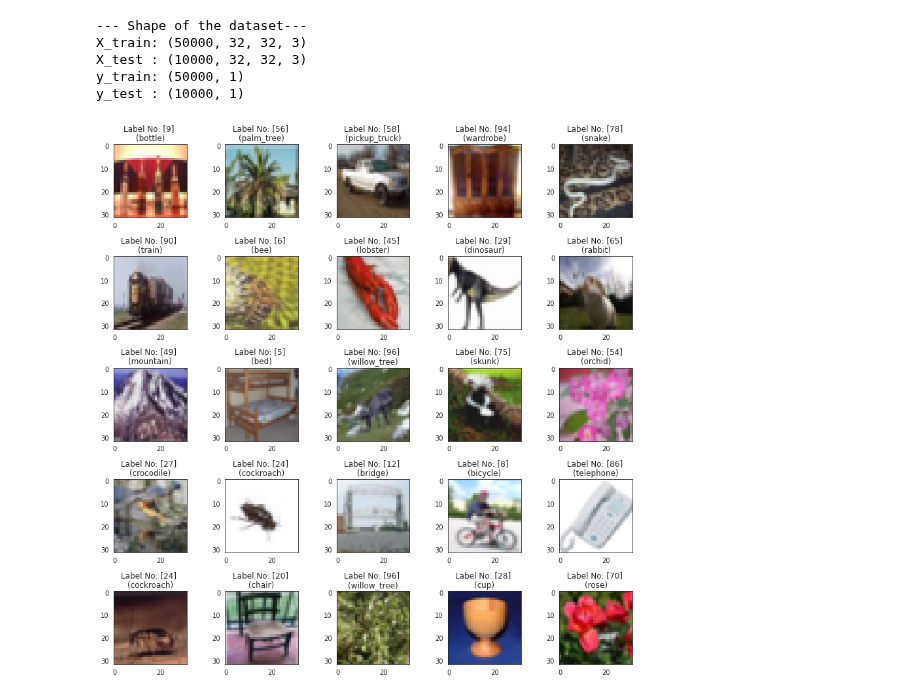
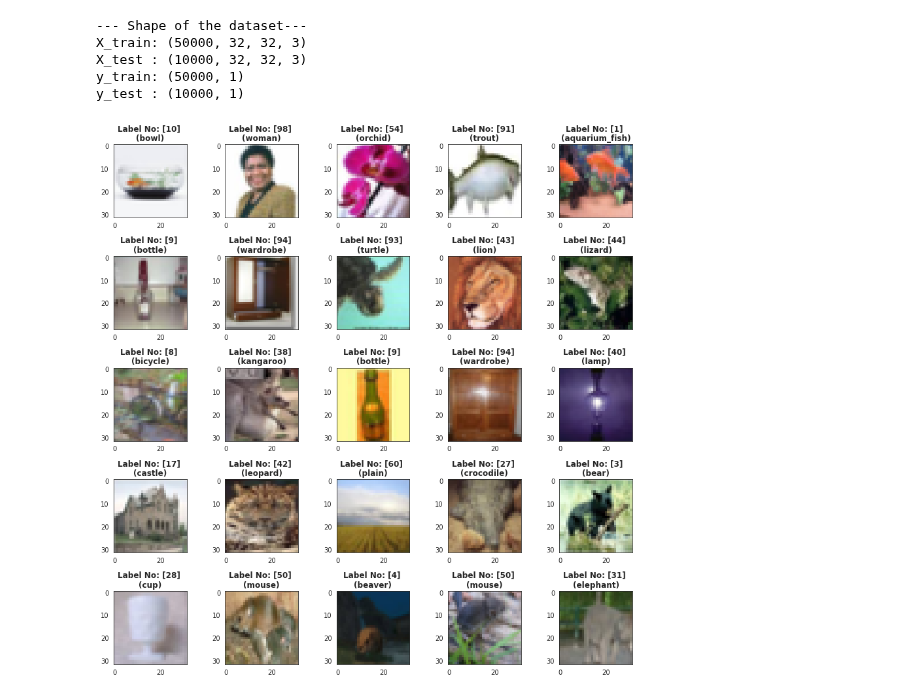
Before and after one commit to gulmert89/bootcamp_files, a Jupyter notebook: odev114_cnn.ipynb, the cells around one changed output. Saved outputs shown, nothing was run; the diff lists cells and outputs as text; code cells hidden in the pictures.

```diff
--- a/odev114_cnn.ipynb
+++ b/odev114_cnn.ipynb
@@ -103,13 +103,14 @@ for i in range(len(coarse_label)):
 # %%
 # 25 random images are shown below
 sns.set_style(style="white")
 plt.figure(figsize=(12,12))
 for num, img in enumerate(np.random.randint(0, X_train.shape[0], 25)):
     plt.subplot(5, 5, num+1)
     plt.imshow(X_train[img])
-    plt.title(f"Label No: {y_train[img]} \n({label_dict[y_train[img][0]]})")
+    plt.title(f"Label No: {y_train[img]} \n({label_dict[y_train[img][0]]})",
+              weight="bold")
 plt.tight_layout()
 # plt.axis("off")
 plt.show()
 # %% [output]
-[figure, old version]
+[figure, new version]
```
